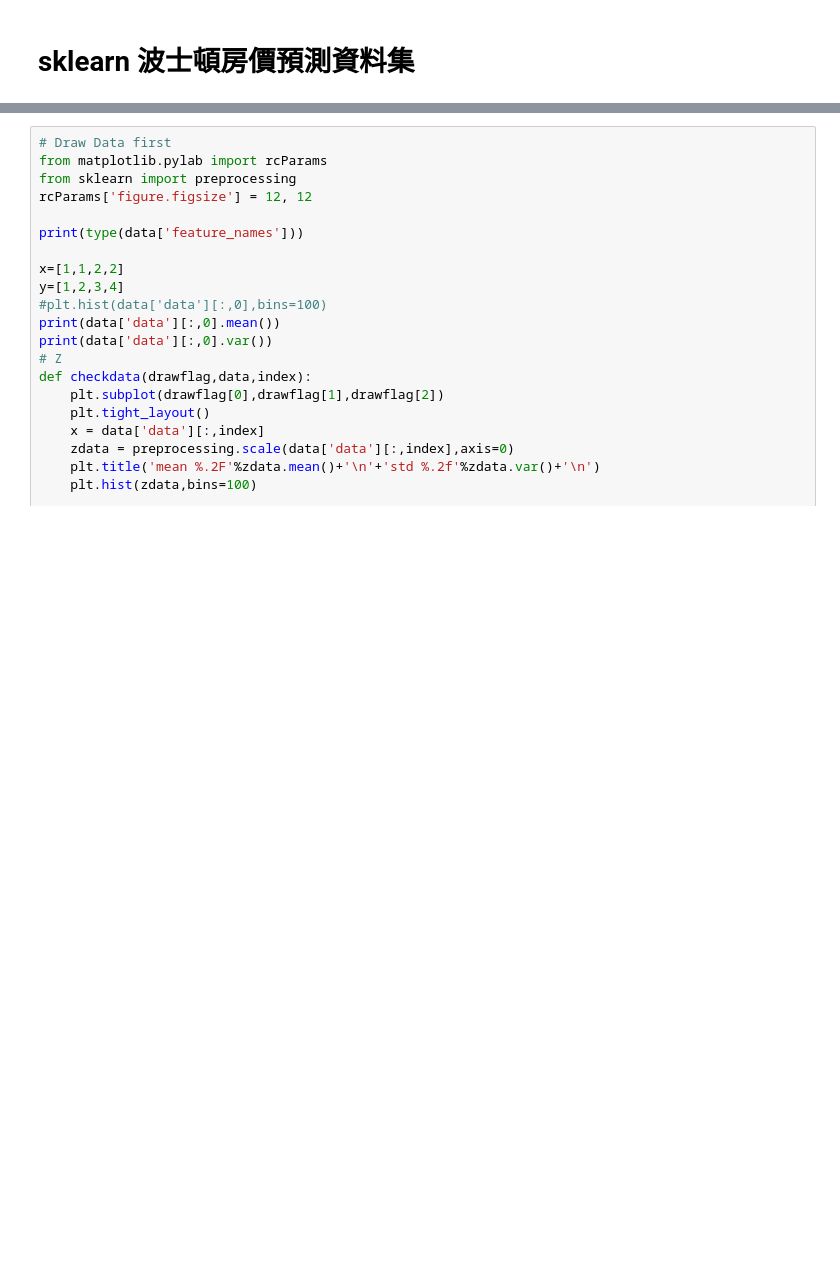
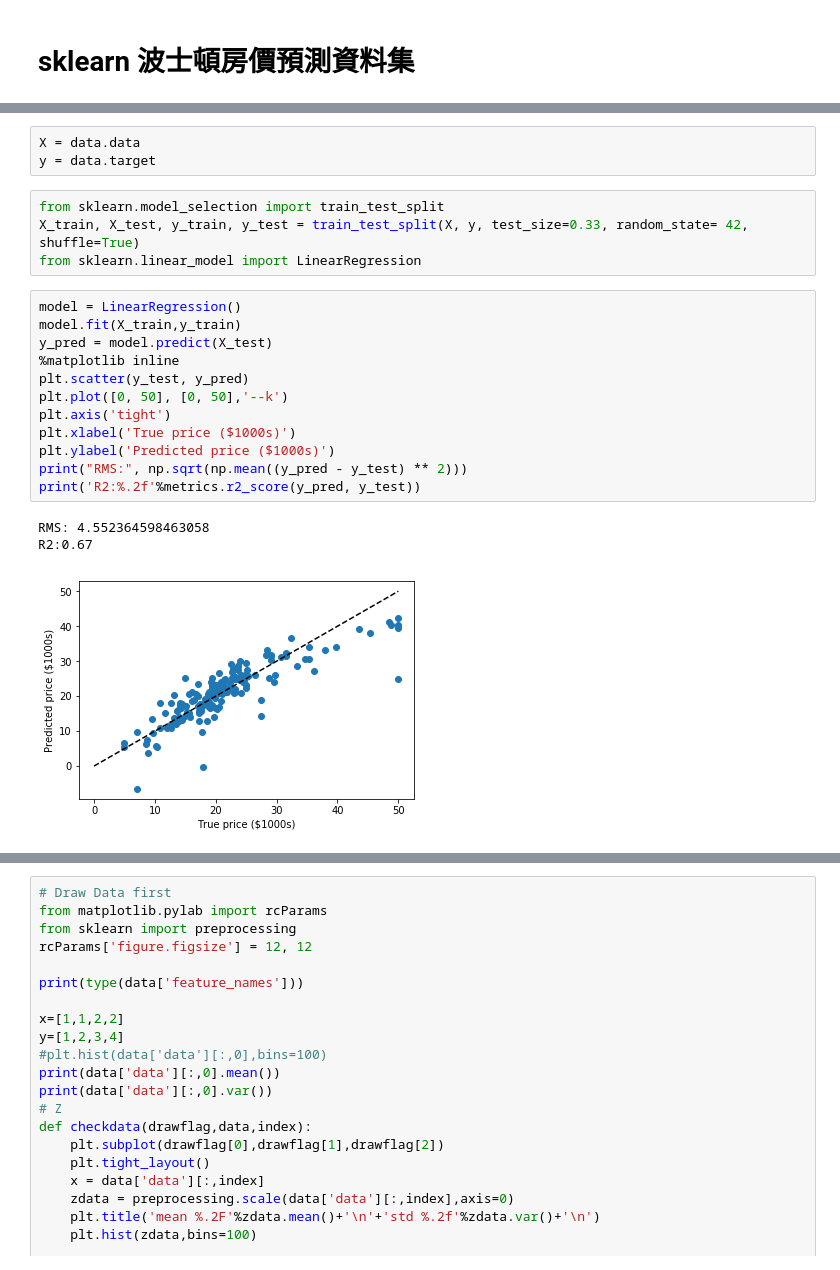
Before and after one commit to neohung/ml_note, a Jupyter notebook: lesson/ML2_Linear_Regression_overfitting.ipynb, the cells around one changed output, grey strips where cells are left out. Cells and saved outputs as stored; diff of their text form; blank space fills up the shorter version.

```diff
--- a/lesson/ML2_Linear_Regression_overfitting.ipynb
+++ b/lesson/ML2_Linear_Regression_overfitting.ipynb
@@ -584,0 +584,23 @@ array([ 18. ,   0. ,   0. ,   0. ,   0. ,   0. ,  12.5,  12.5,  12.5,
+# %%
+X = data.data
+y = data.target
+# %%
+from sklearn.model_selection import train_test_split
+X_train, X_test, y_train, y_test = train_test_split(X, y, test_size=0.33, random_state= 42, shuffle=True)
+from sklearn.linear_model import LinearRegression
+# %%
+model = LinearRegression()
+model.fit(X_train,y_train)
+y_pred = model.predict(X_test)
+%matplotlib inline
+plt.scatter(y_test, y_pred)
+plt.plot([0, 50], [0, 50],'--k')
+plt.axis('tight')
+plt.xlabel('True price ($1000s)')
+plt.ylabel('Predicted price ($1000s)')
+print("RMS:", np.sqrt(np.mean((y_pred - y_test) ** 2)))
+print('R2:%.2f'%metrics.r2_score(y_pred, y_test))
+# %% [output]
+RMS: 4.552364598463058
+R2:0.67
+[figure, added]
```
Also changed, not shown: parts of 11 cells of this notebook, 2 other files.
